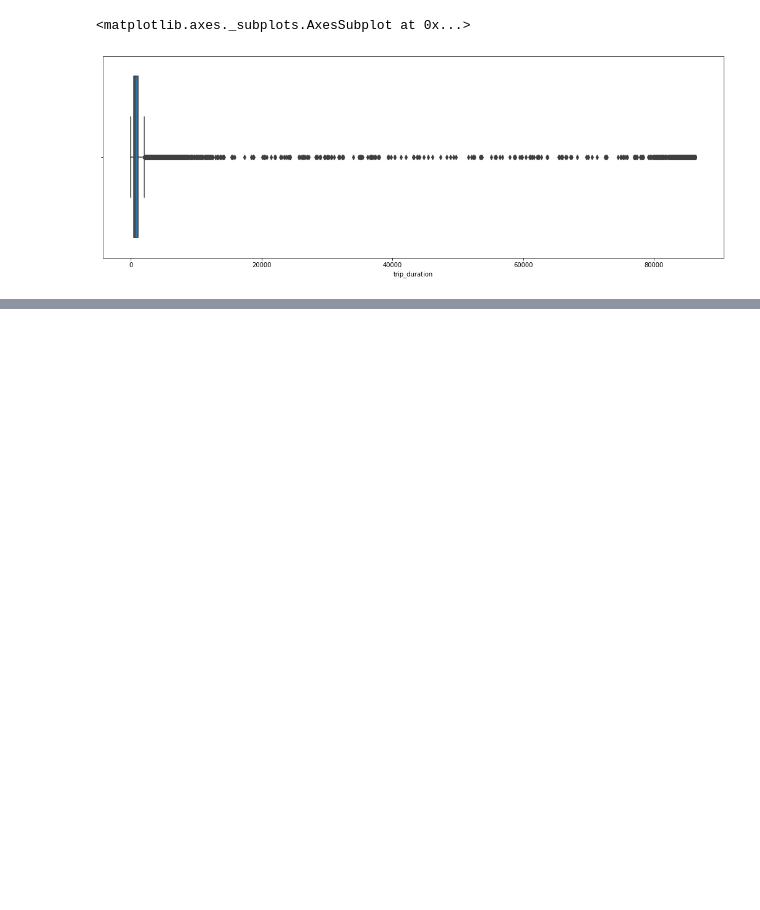
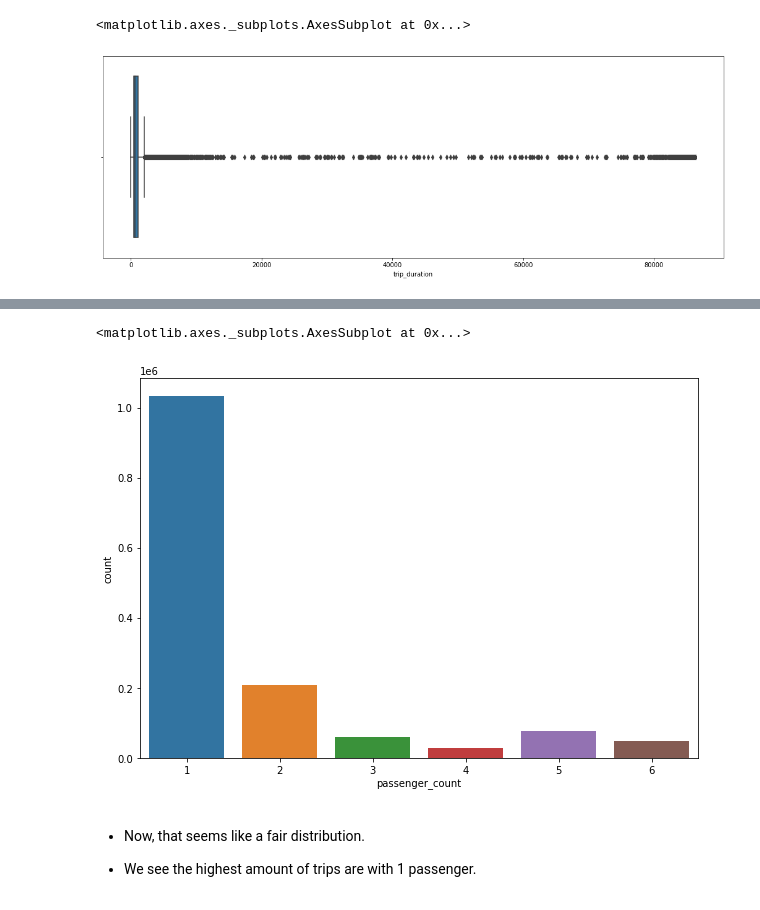
Before and after one commit to Deven876/project-2-NYC-Taxi-Trip-Time-Prediction, a Jupyter notebook: project_2_Taxi_Trip_Time_Prediction_.ipynb, the cells around one changed output, grey strips where cells are left out. Drawn from its saved outputs; the diff is of its cells as text; code cells hidden in the pictures; blank space fills up the shorter version.

```diff
--- a/project_2_Taxi_Trip_Time_Prediction_.ipynb
+++ b/project_2_Taxi_Trip_Time_Prediction_.ipynb
@@ -320,0 +352,4 @@ sns.boxplot(data1['trip_duration'])
+# %%
+# lets remove rows with 0 and passengers greater than 6
+data1=data1[data1['passenger_count']>0]
+data1=data1[data1['passenger_count']<=6]
@@ -320,0 +366,11 @@ sns.boxplot(data1['trip_duration'])
+# %%
+# passenger count
+plt.figure(figsize=(10,7))
+sns.countplot(data1['passenger_count'])
+# %% [output]
+<matplotlib.axes._subplots.AxesSubplot at 0x...>
+[figure, added]
+# %% [markdown]
+ - Now, that seems like a fair distribution.
+
+ - We see the highest amount of trips are with 1 passenger.
```
Also changed, not shown: parts of 7 cells of this notebook.
